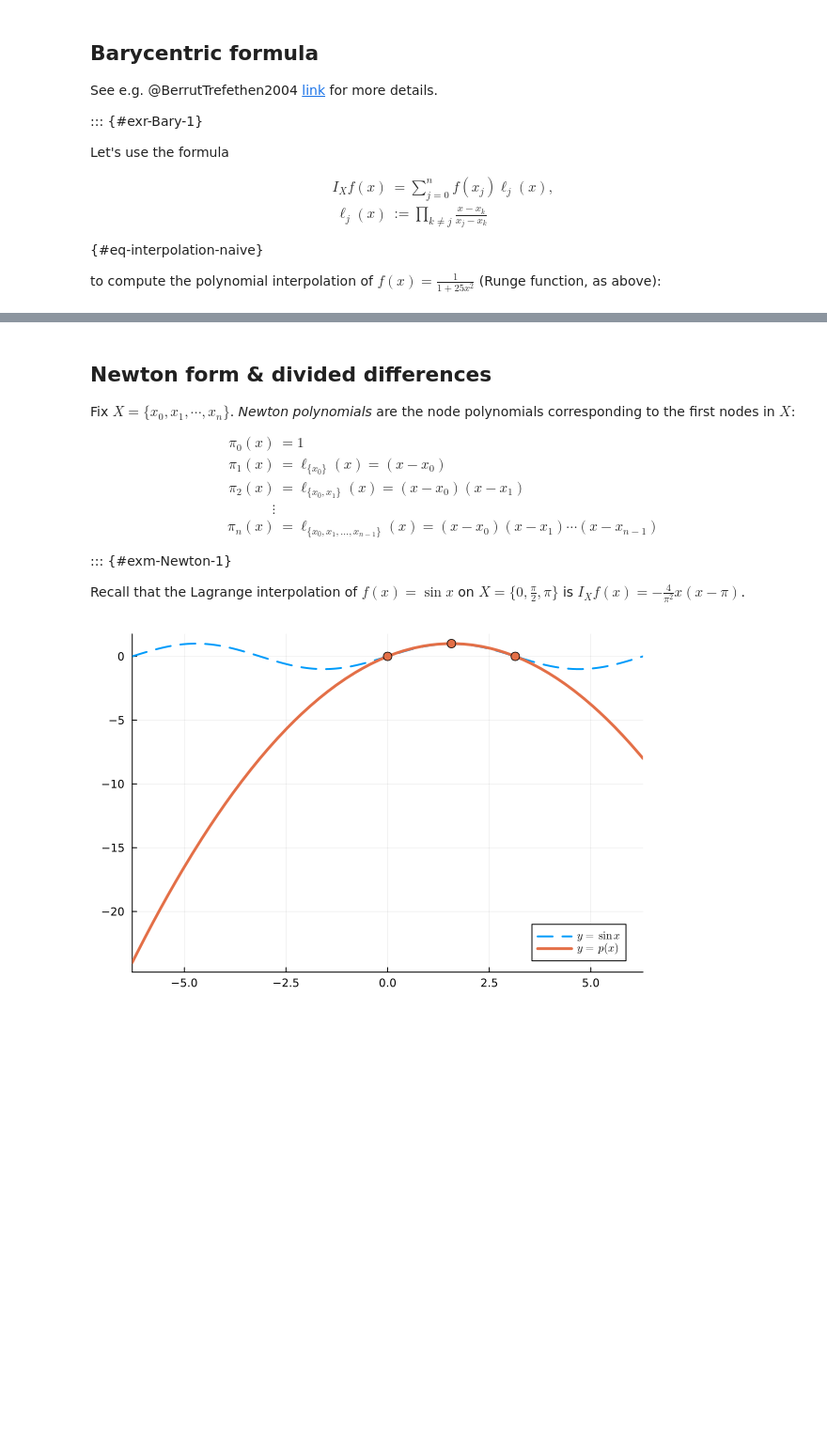
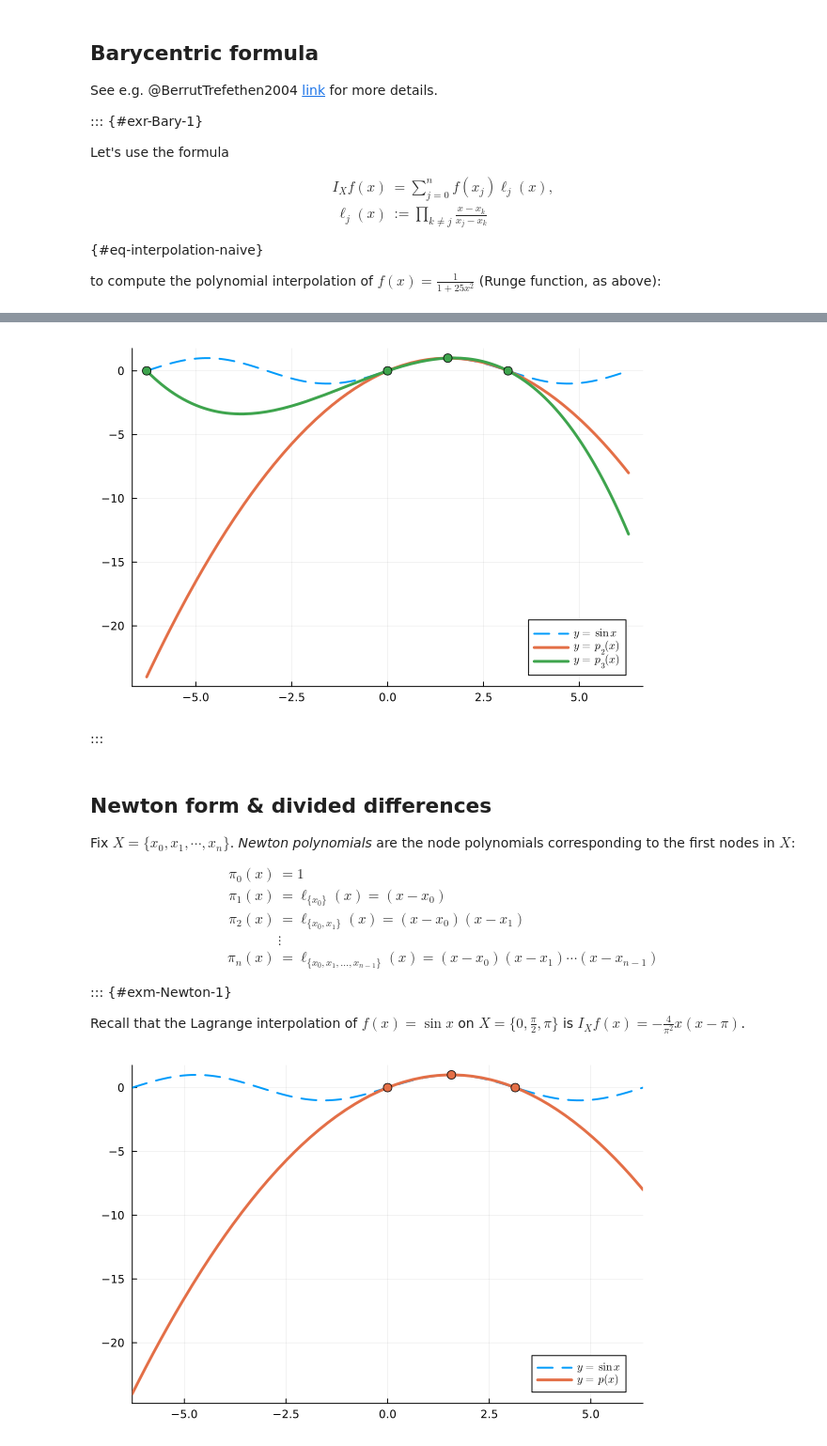
Before and after one commit to jackrthomas/Math5485, a Jupyter notebook: lectures/L08.ipynb, the cells around one changed output, grey strips where cells are left out. Shown at 94% size. Cells and saved outputs as stored; diff of their text form; code cells hidden in the pictures; blank space fills up the shorter version.

```diff
--- a/lectures/L08.ipynb
+++ b/lectures/L08.ipynb
@@ -272,15 +323,36 @@ We would have to update $\lambda_{j}$ by dividing by $x_{j} - (-2\pi)$ for each
+# %%
+# Barycentric formula with the weights computed above
+function bary( t, x, λ, y )
+    i = findfirst( ==(t), x )
+    isnothing(i) || return y[i]
+    return sum( @. λ * y / (t - x) ) / sum( @. λ / (t - x) )
+end
+
+x2 = [0, π/2, π];        λ2 = [2, -4, 2] / π^2
+x3 = [0, π/2, π, -2π];   λ3 = [1, -8/5, 2/3, -1/15] / π^3
+
+plot(sin, -2π, 2π; label=L"y = \sin x", lw=2, linestyle=:dash)
+plot!(t -> bary(t, x2, λ2, sin.(x2)), -2π, 2π; label=L"y = p_2(x)", lw=3)
+plot!(t -> bary(t, x3, λ3, sin.(x3)), -2π, 2π; label=L"y = p_3(x)", lw=3)
+scatter!(x3, sin.(x3); markersize=5, primary=false)
+# %% [output]
+[figure, added]
+# %% [markdown]
+:::
 # %% [markdown]
 ## Newton form & divided differences
 
 Fix $X = \{x_0, x_1, \cdots, x_{n} \}$. *Newton polynomials* are the node polynomials corresponding to the first nodes in $X$:
 
+$$
 \begin{align}
     \pi_0(x) &= 1 \nonumber\\
     \pi_1(x) &= \ell_{\{x_0\}}(x) = (x - x_0) \nonumber\\
     \pi_2(x) &= \ell_{\{ x_0, x_1 \}}(x) = (x - x_0)(x-x_1) \nonumber\\
-    \vdots \nonumber\\
+    &\vdots \nonumber\\
     \pi_n(x) &= \ell_{\{ x_0, x_1, \dots, x_{n-1} \}}(x) = (x-x_0)(x-x_1)\cdots (x-x_{n-1})
 \end{align}
+$$
 
 ::: {#exm-Newton-1}
 
```
Also changed, not shown: parts of 18 cells of this notebook, 25 other files.
